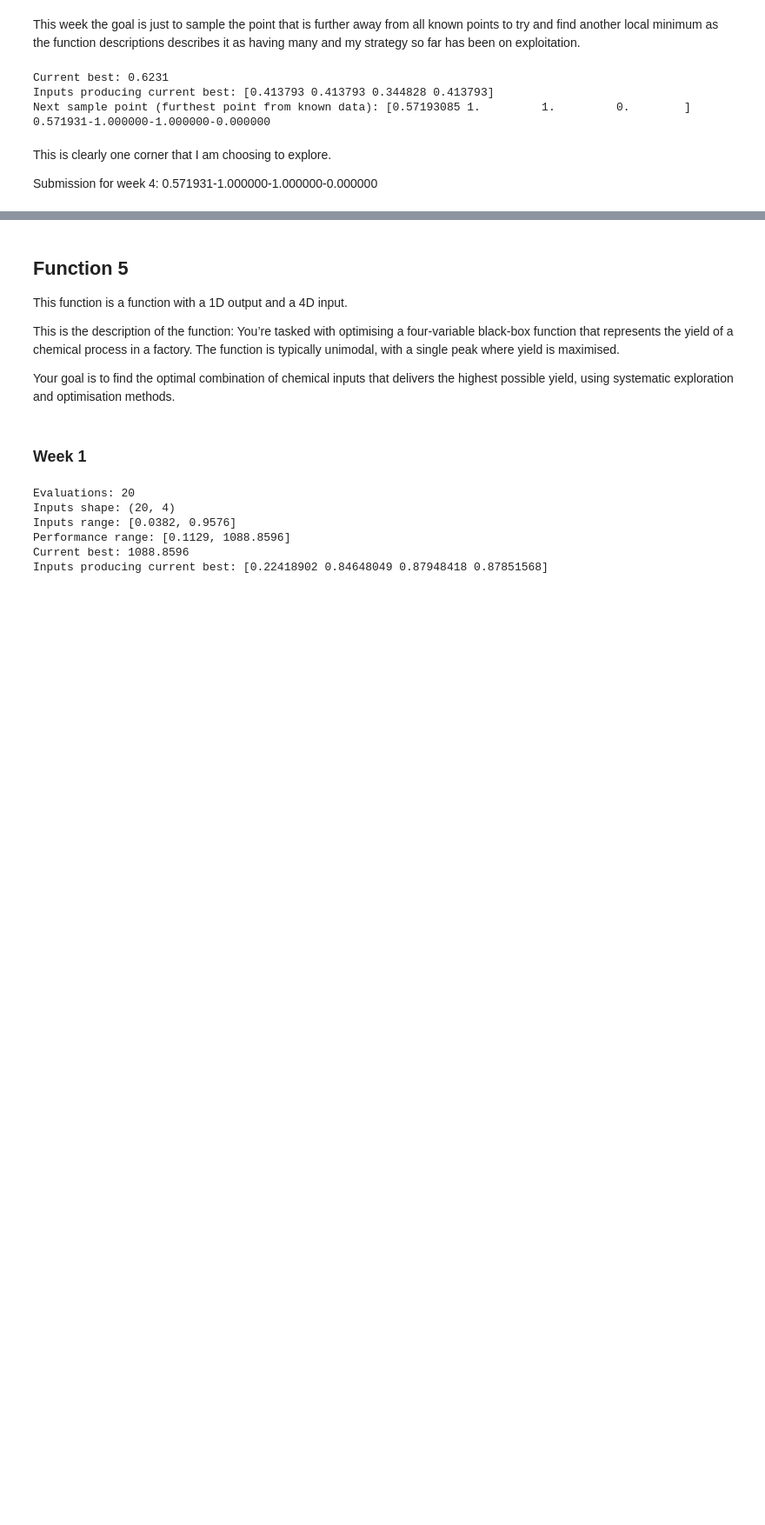
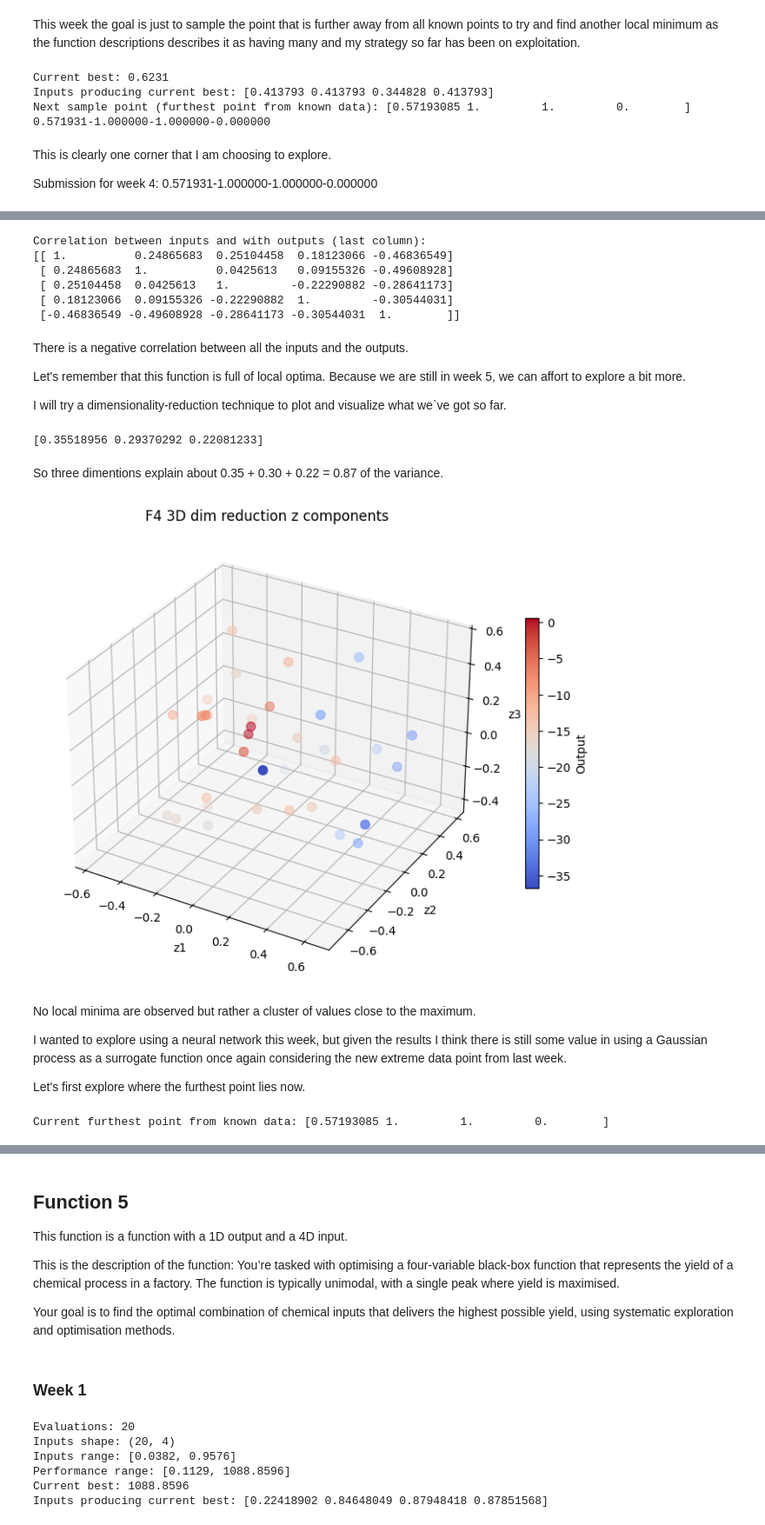
Before and after one commit to emarb/imperial-ml-capstone, a Jupyter notebook: bboptimization.ipynb, the cells around one changed output, grey strips where cells are left out. Shown at 87% size. Cells and saved outputs as stored; diff of their text form; code cells hidden in the pictures; blank space fills up the shorter version.

```diff
--- a/bboptimization.ipynb
+++ b/bboptimization.ipynb
@@ -1911,0 +2190,17 @@ Submission for week 4: 0.571931-1.000000-1.000000-0.000000
+# %%
+#Load points to inputs and outputs from previous week
+function = 4
+week = 4 #previous
+
+row = results_df[(results_df['week'] == week) & (results_df['function'] == function)]
+f4_inputs = np.vstack([f4_inputs, row['provided_input'].values[0]])
+f4_outputs = np.append(f4_outputs, row['output'].values[0])
+
+improved = row['submission_improved'].values[0]
+print(f"Submission from last week improved something? {improved}")
+print(f"Current best: {np.max(f4_outputs):.4f}")
+print(f"Last week's results: {row['output'].values[0]:.4f}")
+print('--')
+print(f"Inputs shape: {f4_inputs.shape}")
+print(f"Inputs range: [{np.min(f4_inputs):.4f}, {np.max(f4_inputs):.4f}]")
+print(f"Performance range: [{np.min(f4_outputs):.4f}, {np.max(f4_outputs):.4f}]")
@@ -1911,0 +2215,62 @@ Submission for week 4: 0.571931-1.000000-1.000000-0.000000
+# %%
+f4_inputs_outputs = np.hstack([f4_inputs, f4_outputs.reshape(f4_inputs.shape[0],1)])
+#print(f4_inputs_outputs)
+
+print(f"Correlation between inputs and with outputs (last column): \n{np.corrcoef(f4_inputs_outputs, rowvar=False)}")
+# %% [output]
+Correlation between inputs and with outputs (last column):
+[[ 1.          0.24865683  0.25104458  0.18123066 -0.46836549]
+ [ 0.24865683  1.          0.0425613   0.09155326 -0.49608928]
+ [ 0.25104458  0.0425613   1.         -0.22290882 -0.28641173]
+ [ 0.18123066  0.09155326 -0.22290882  1.         -0.30544031]
+ [-0.46836549 -0.49608928 -0.28641173 -0.30544031  1.        ]]
+# %% [markdown]
+There is a negative correlation between all the inputs and the outputs.
+
+Let's remember that this function is full of local optima. Because we are still in week 5, we can affort to explore a bit more.
+
+I will try a dimensionality-reduction technique to plot and visualize what we`ve got so far.
+# %%
+pca = PCA(n_components = 3)
+f4_inputs_3d = pca.fit_transform(f4_inputs)
+
+print(pca.explained_variance_ratio_)
+# %% [output]
+[0.35518956 0.29370292 0.22081233]
+# %% [markdown]
+So three dimentions explain about 0.35 + 0.30 + 0.22 = 0.87 of the variance.
+# %%
+fig = plt.figure(figsize=(10,7))
+ax = fig.add_subplot(111, projection='3d')
+
+sc = ax.scatter(f4_inputs_3d[:,0], f4_inputs_3d[:,1], f4_inputs_3d[:,2],
+                c=f4_outputs, cmap='coolwarm', s=60)
+
+ax.set_xlabel("z1")
+ax.set_ylabel("z2")
+ax.set_zlabel("z3")
+ax.set_title("F4 3D dim reduction z components")
+cbar = fig.colorbar(sc, ax=ax, shrink=0.6)
+cbar.set_label("Output")
+plt.show()
+# %% [output]
+[figure, added]
+# %% [markdown]
+No local minima are observed but rather a cluster of values close to the maximum.
+
+I wanted to explore using a neural network this week, but given the results I think there is still some value in using a Gaussian process as a surrogate function once again considering the new extreme data point from last week.
+
+Let's first explore where the furthest point lies now.
+# %%
+num_restarts = 250
+
+for _ in range(num_restarts):
+    res = minimize(objective_function, initial_guess, args=(f4_inputs,), bounds=bounds, method='L-BFGS-B')
+    results.append(res)
+
+# The resulting point is the one furthest from all known points
+next_point = min(results, key=lambda r: r.fun).x
+
+print("Current furthest point from known data:", next_point)
+# %% [output]
+Current furthest point from known data: [0.57193085 1.         1.         0.        ]
```
Also changed, not shown: parts of 68 cells of this notebook.
